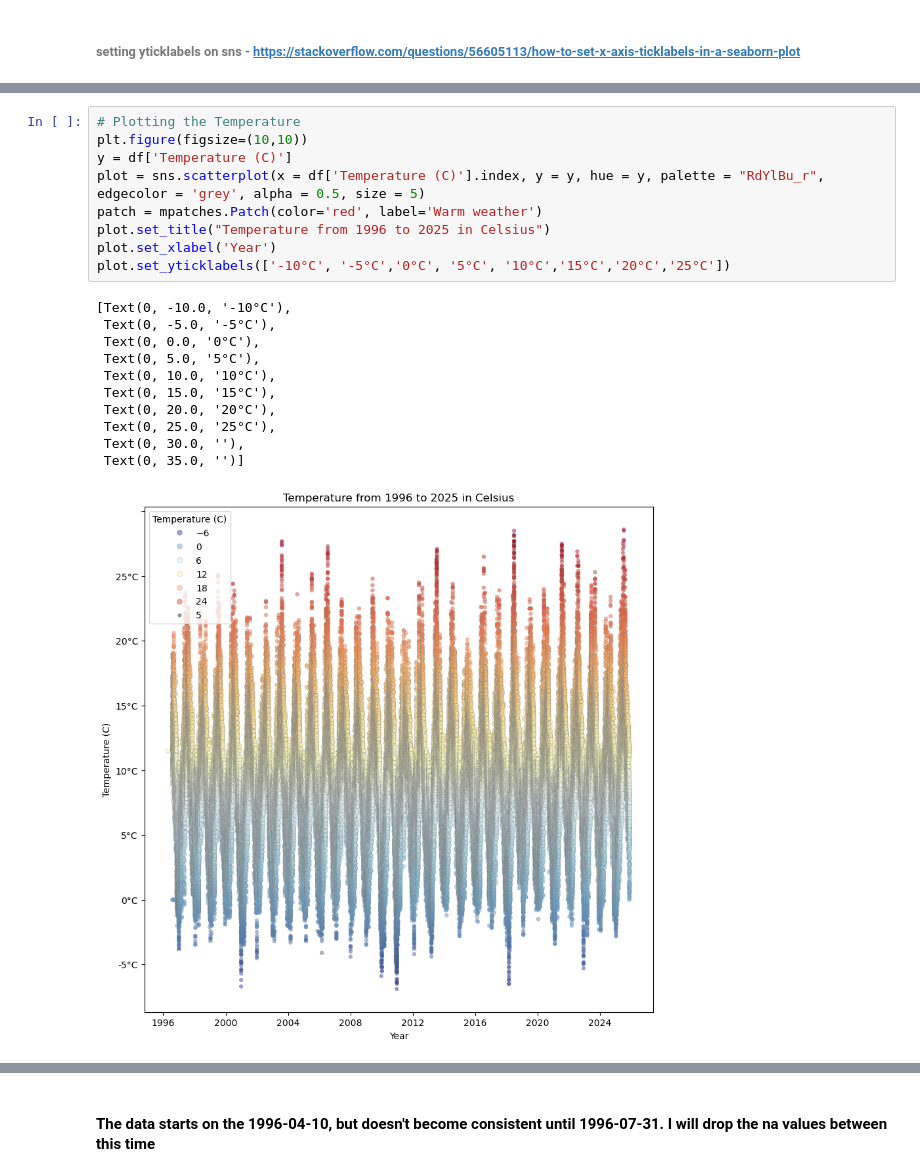
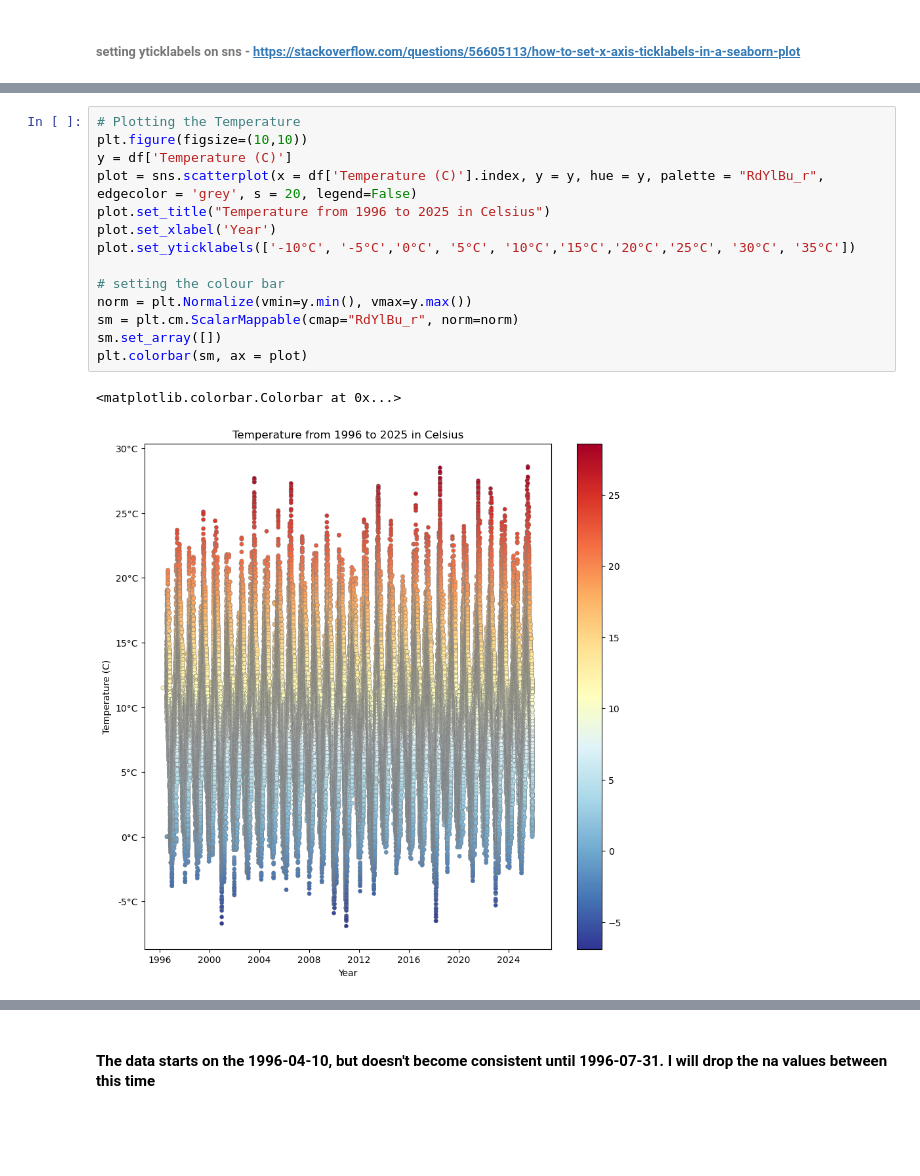
Before and after one commit to FaolanH/programming-for-data-analytics, a Jupyter notebook: pfda-assignments/assignment06_weather.ipynb, the cells around one changed output, grey strips where cells are left out. Cells and saved outputs as stored; diff of their text form; blank space fills up the shorter version.

Commit message:
updated all the graphs to the improved colour system

```diff
--- a/pfda-assignments/assignment06_weather.ipynb
+++ b/pfda-assignments/assignment06_weather.ipynb
@@ -250,23 +264,19 @@ dtype: int64
 # %%
 # Plotting the Temperature
 plt.figure(figsize=(10,10))
 y = df['Temperature (C)']
-plot = sns.scatterplot(x = df['Temperature (C)'].index, y = y, hue = y, palette = "RdYlBu_r", edgecolor = 'grey', alpha = 0.5, size = 5)
-patch = mpatches.Patch(color='red', label='Warm weather')
+plot = sns.scatterplot(x = df['Temperature (C)'].index, y = y, hue = y, palette = "RdYlBu_r", edgecolor = 'grey', s = 20, legend=False)
 plot.set_title("Temperature from 1996 to 2025 in Celsius")
 plot.set_xlabel('Year')
-plot.set_yticklabels(['-10°C', '-5°C','0°C', '5°C', '10°C','15°C','20°C','25°C'])
+plot.set_yticklabels(['-10°C', '-5°C','0°C', '5°C', '10°C','15°C','20°C','25°C', '30°C', '35°C'])
+
+# setting the colour bar
+norm = plt.Normalize(vmin=y.min(), vmax=y.max())
+sm = plt.cm.ScalarMappable(cmap="RdYlBu_r", norm=norm)
+sm.set_array([])
+plt.colorbar(sm, ax = plot)
 # %% [output]
-[Text(0, -10.0, '-10°C'),
- Text(0, -5.0, '-5°C'),
- Text(0, 0.0, '0°C'),
- Text(0, 5.0, '5°C'),
- Text(0, 10.0, '10°C'),
- Text(0, 15.0, '15°C'),
- Text(0, 20.0, '20°C'),
- Text(0, 25.0, '25°C'),
- Text(0, 30.0, ''),
- Text(0, 35.0, '')]
+<matplotlib.colorbar.Colorbar at 0x...>
-[figure, old version]
+[figure, new version]
 # %%
 # Setting the mean temperature of each day
```
Also changed, not shown: parts of 23 cells of this notebook.
